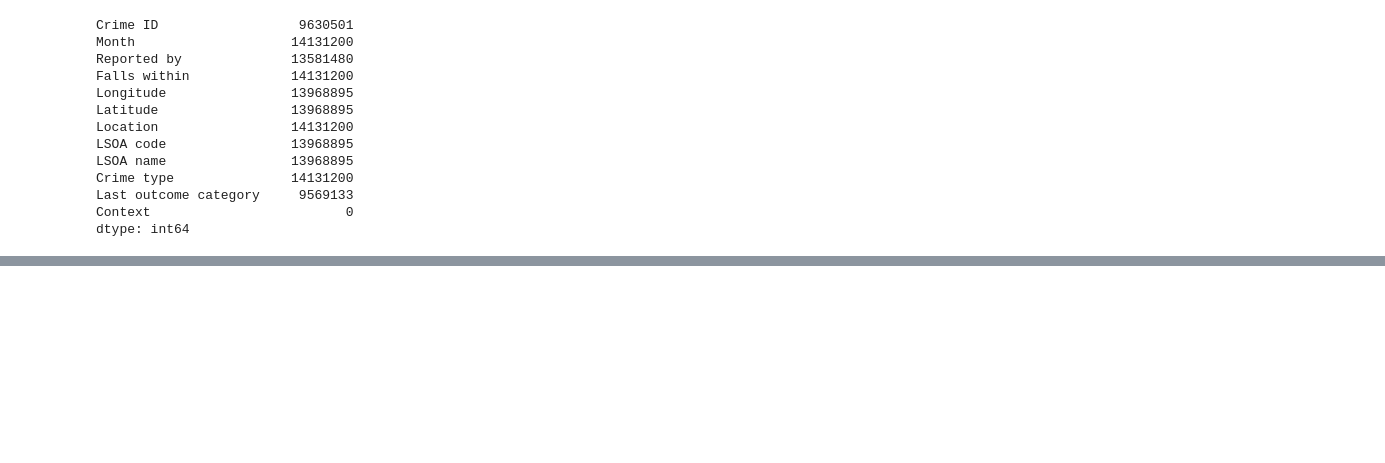
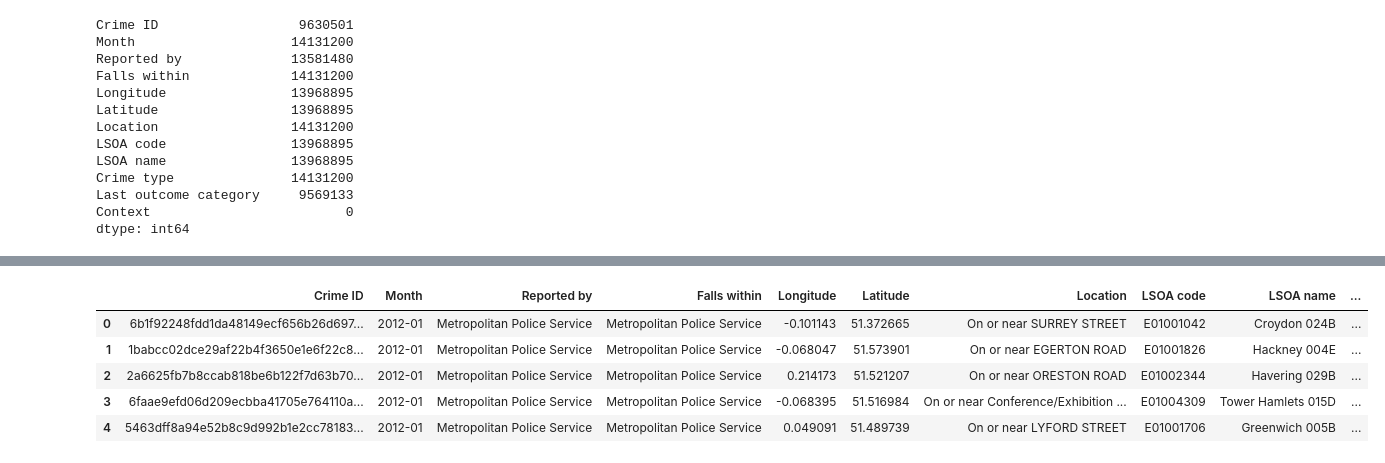
Before and after one commit to DmitriyBalmashnov/dc2-g12, a Jupyter notebook: notebooks/mpd_exploration.ipynb, the cells around one changed output, grey strips where cells are left out. Saved outputs shown, nothing was run; the diff lists cells and outputs as text; code cells hidden in the pictures; blank space fills up the shorter version.

```diff
--- a/notebooks/mpd_exploration.ipynb
+++ b/notebooks/mpd_exploration.ipynb
@@ -60,0 +90,9 @@ Index(['3ec3b6b52d94b9f729445aef4a80e3bab7fbe59932f10dfda61fb88f998c6a51',
+# %%
+outcomes.head()
+# %% [output]
+|  | Crime ID | Month | Reported by | Falls within | Longitude | Latitude | Location | LSOA code | LSOA name | ... |
+| 0 | 6b1f92248fdd1da48149ecf656b26d697... | 2012-01 | Metropolitan Police Service | Metropolitan Police Service | -0.101143 | 51.372665 | On or near SURREY STREET | E01001042 | Croydon 024B | ... |
+| 1 | 1babcc02dce29af22b4f3650e1e6f22c8... | 2012-01 | Metropolitan Police Service | Metropolitan Police Service | -0.068047 | 51.573901 | On or near EGERTON ROAD | E01001826 | Hackney 004E | ... |
+| 2 | 2a6625fb7b8ccab818be6b122f7d63b70... | 2012-01 | Metropolitan Police Service | Metropolitan Police Service | 0.214173 | 51.521207 | On or near ORESTON ROAD | E01002344 | Havering 029B | ... |
+| 3 | 6faae9efd06d209ecbba41705e764110a... | 2012-01 | Metropolitan Police Service | Metropolitan Police Service | -0.068395 | 51.516984 | On or near Conference/Exhibition ... | E01004309 | Tower Hamlets 015D | ... |
+| 4 | 5463dff8a94e52b8c9d992b1e2cc78183... | 2012-01 | Metropolitan Police Service | Metropolitan Police Service | 0.049091 | 51.489739 | On or near LYFORD STREET | E01001706 | Greenwich 005B | ... |
```
Also changed, not shown: parts of 16 cells of this notebook.
